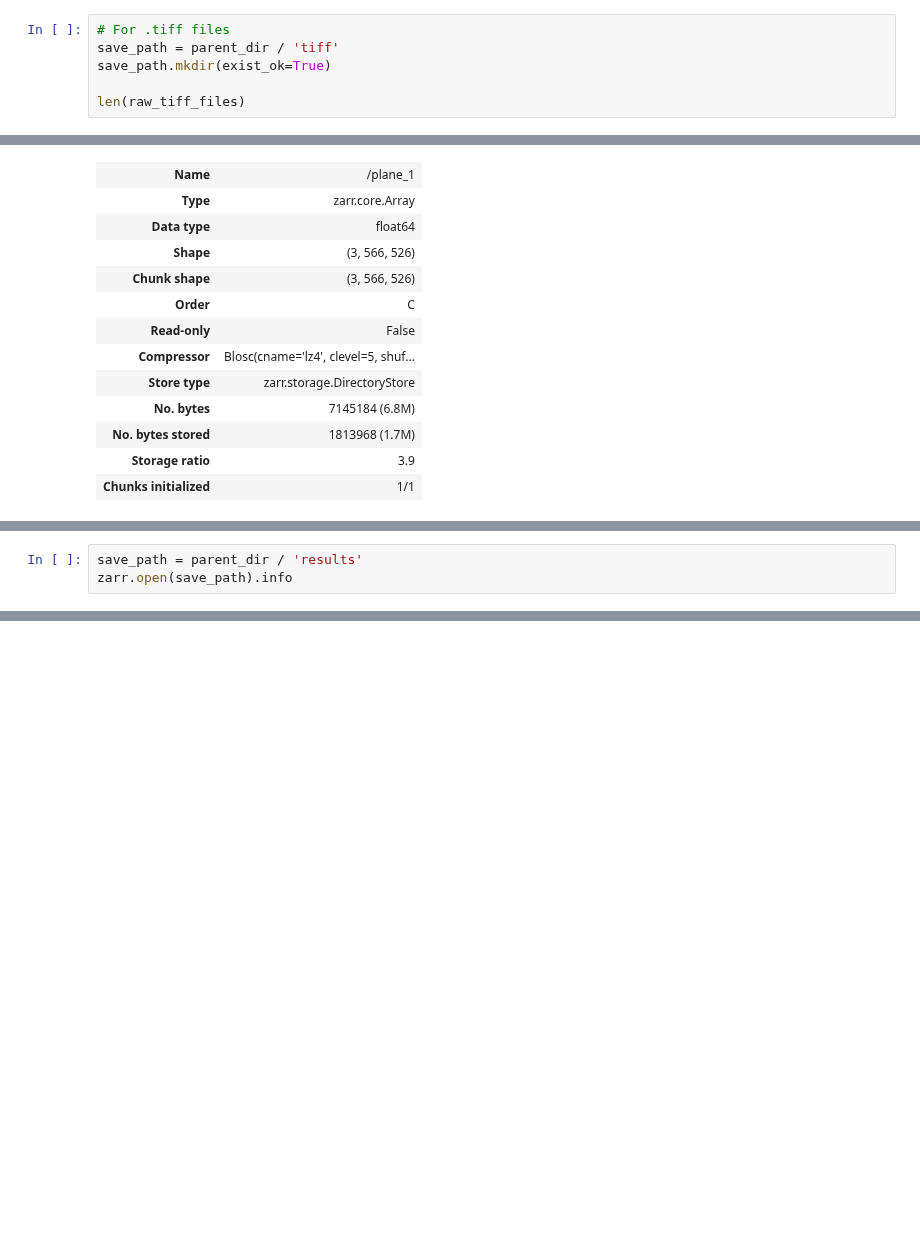
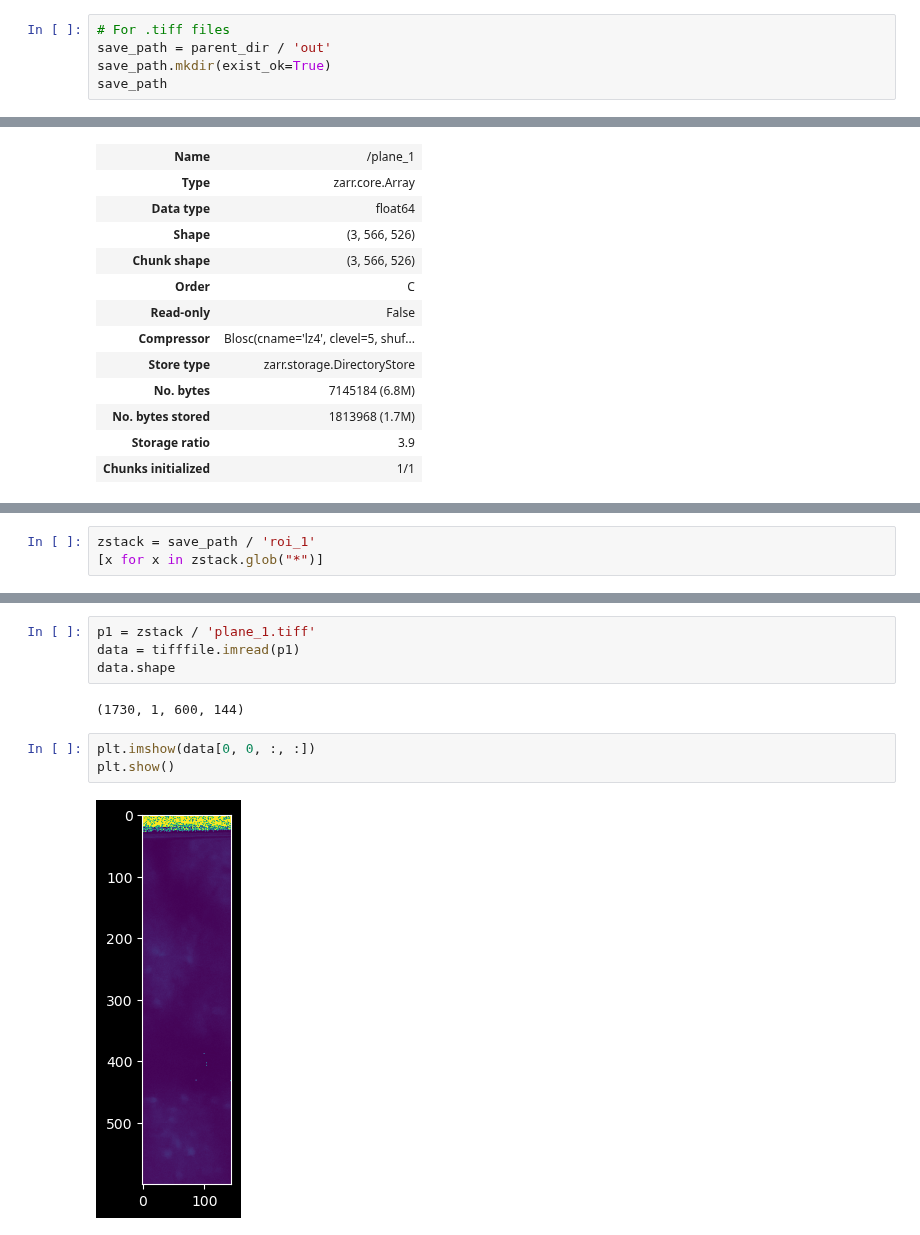
Before and after one commit to MillerBrainObservatory/LBM-CaImAn-Python, a Jupyter notebook: demos/notebooks/assembly.ipynb, the cells around one changed output, grey strips where cells are left out. Drawn from its saved outputs; the diff is of its cells as text; blank space fills up the shorter version.

```diff
--- a/demos/notebooks/assembly.ipynb
+++ b/demos/notebooks/assembly.ipynb
@@ -85,7 +82,6 @@ Note for zarr files to be compatible with caiman we need to control the filename
 This is a CaImAn specific quirk.
 # %%
 # For .tiff files
-save_path = parent_dir / 'tiff'
+save_path = parent_dir / 'out'
 save_path.mkdir(exist_ok=True)
-
-len(raw_tiff_files)
+save_path
@@ -310,3 +238,0 @@ Viewer already closed
-# %%
-save_path = parent_dir / 'results'
-zarr.open(save_path).info
@@ -324,0 +239,3 @@ Viewer(camera=Camera(center=(0.0, 299.5, 279.5), zoom=1.3079464285714284, angles
+# %%
+zstack = save_path / 'roi_1'
+[x for x in zstack.glob("*")]
@@ -324,0 +260,11 @@ Viewer(camera=Camera(center=(0.0, 299.5, 279.5), zoom=1.3079464285714284, angles
+# %%
+p1 = zstack / 'plane_1.tiff'
+data = tifffile.imread(p1)
+data.shape
+# %% [output]
+(1730, 1, 600, 144)
+# %%
+plt.imshow(data[0, 0, :, :])
+plt.show()
+# %% [output]
+[figure, added]
```
Also changed, not shown: parts of 30 cells of this notebook.
